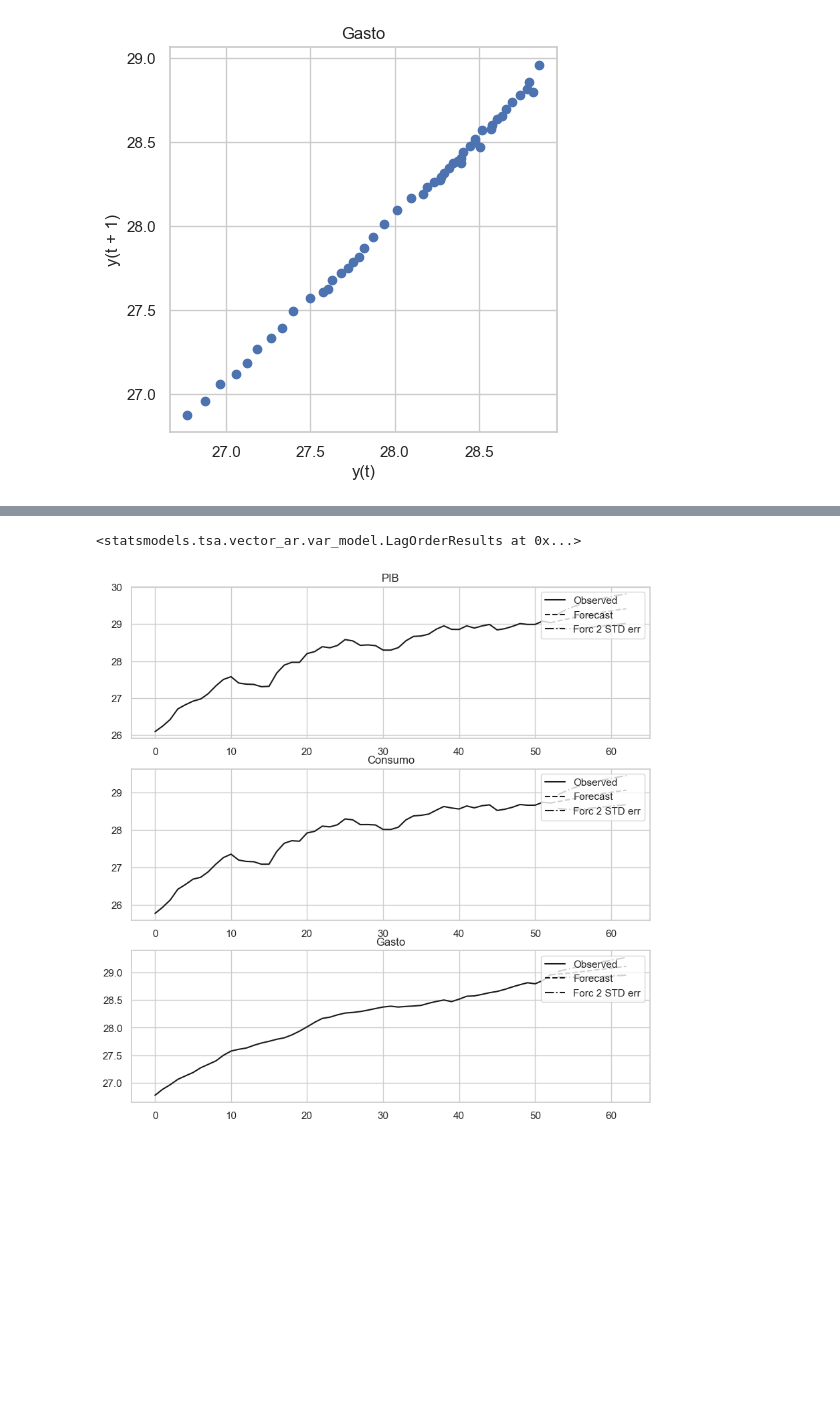
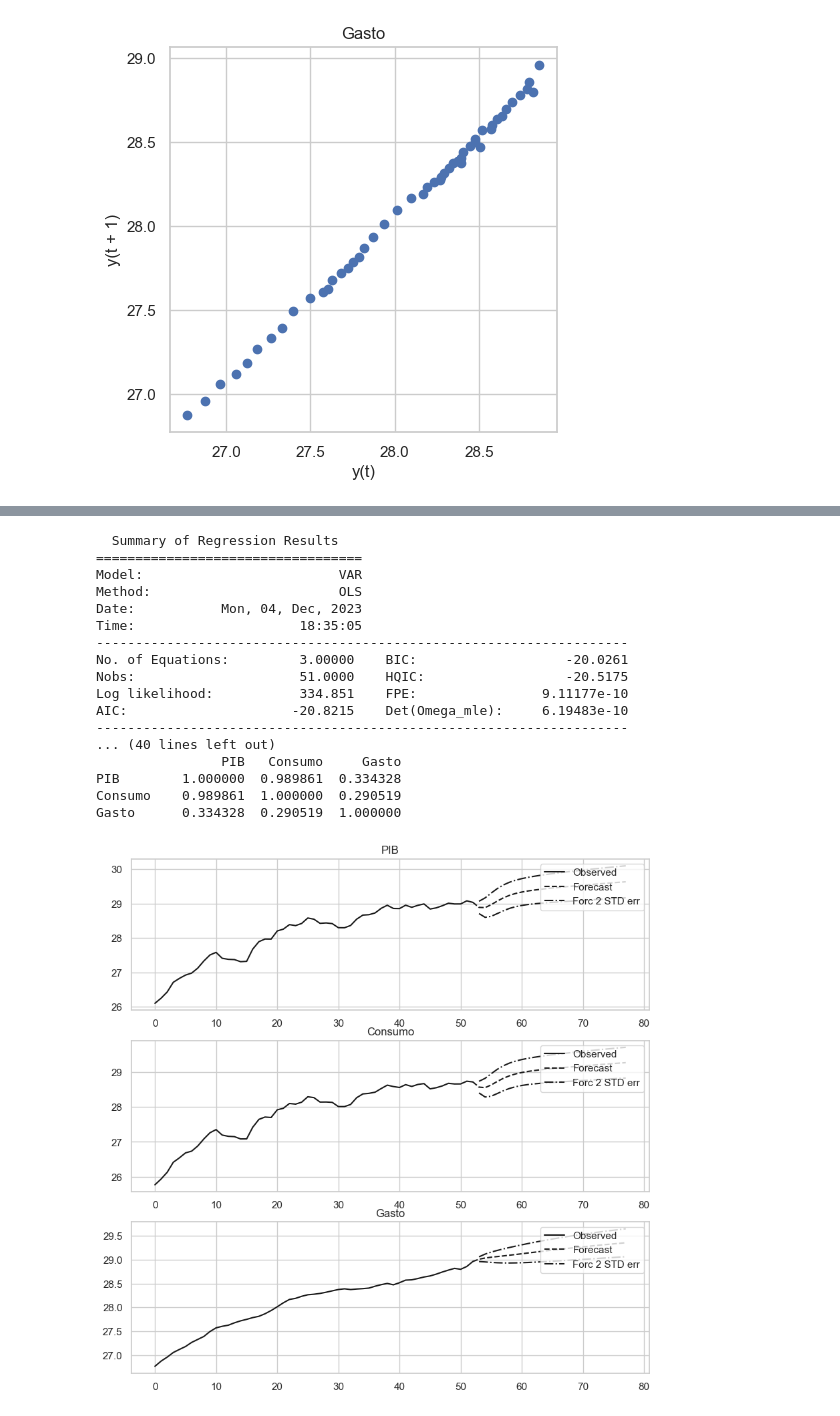
Before and after one commit to miguel2019547/econometria_2, a Jupyter notebook: Parcial_2/Clase_8/ModeloVAR.ipynb, the cells around one changed output, grey strips where cells are left out. Drawn from its saved outputs; the diff is of its cells as text; code cells hidden in the pictures; blank space fills up the shorter version.

```diff
--- a/Parcial_2/Clase_8/ModeloVAR.ipynb
+++ b/Parcial_2/Clase_8/ModeloVAR.ipynb
@@ -110,13 +116,28 @@ result.plot()
-# %%
-model.select_order(8)
-# %% [output]
-<statsmodels.tsa.vector_ar.var_model.LagOrderResults at 0x...>
 # %%
-results2 = model.fit(maxlags=8, ic = 'aic')
+results2 = model.fit(maxlags=5, ic = 'aic')
 lag_order = results2.k_ar
-
-fig = results2.plot_forecast(10)
-plt.show()
+results2.summary()
 # %% [output]
-[figure, removed]
+  Summary of Regression Results
+==================================
+Model:                         VAR
+Method:                        OLS
+Date:           Mon, 04, Dec, 2023
+Time:                     18:35:05
+--------------------------------------------------------------------
+No. of Equations:         3.00000    BIC:                   -20.0261
+Nobs:                     51.0000    HQIC:                  -20.5175
+Log likelihood:           334.851    FPE:                9.11177e-10
+AIC:                     -20.8215    Det(Omega_mle):     6.19483e-10
+--------------------------------------------------------------------
+... (40 lines left out)
+                PIB   Consumo     Gasto
+PIB        1.000000  0.989861  0.334328
+Consumo    0.989861  1.000000  0.290519
+Gasto      0.334328  0.290519  1.000000
+# %%
+fig = results2.plot_forecast(25)
+plt.show()
+# %% [output]
+[figure, added]
 # %%
```
Also changed, not shown: parts of 8 cells of this notebook.
